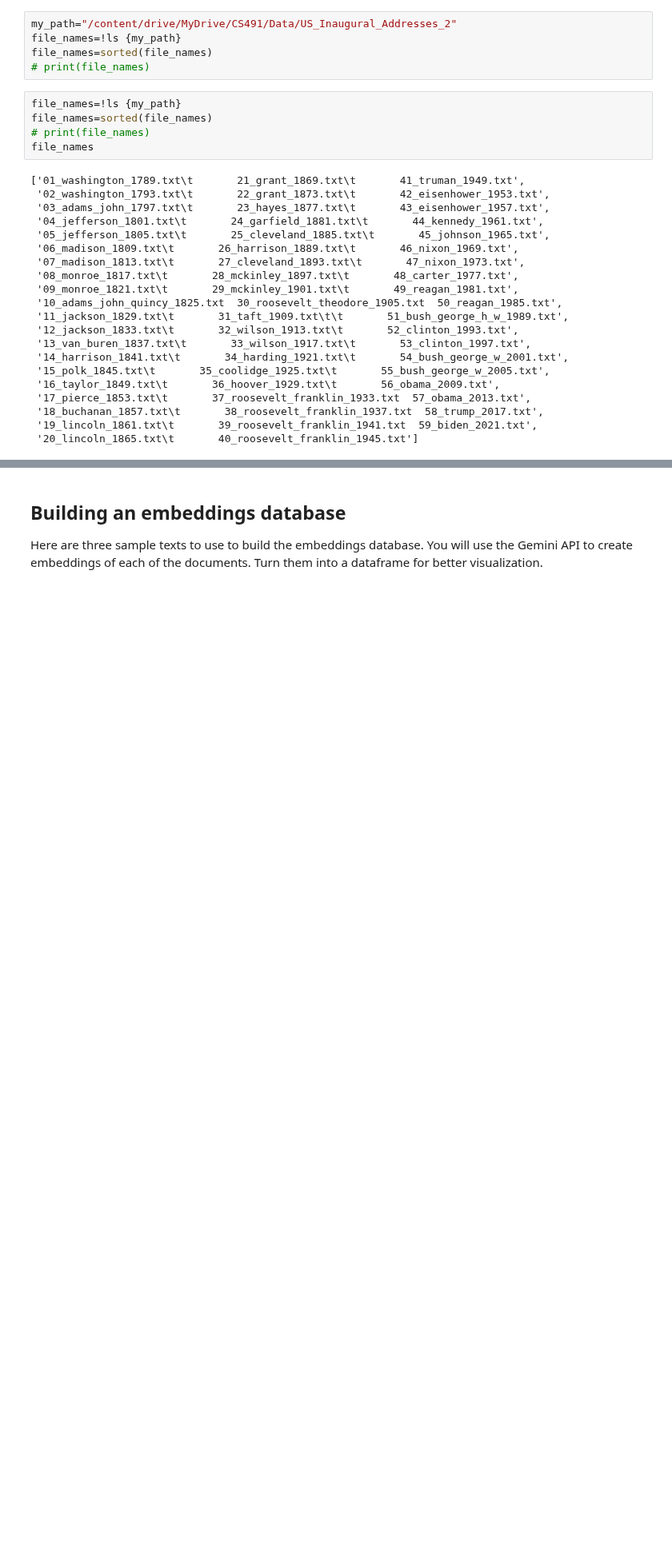
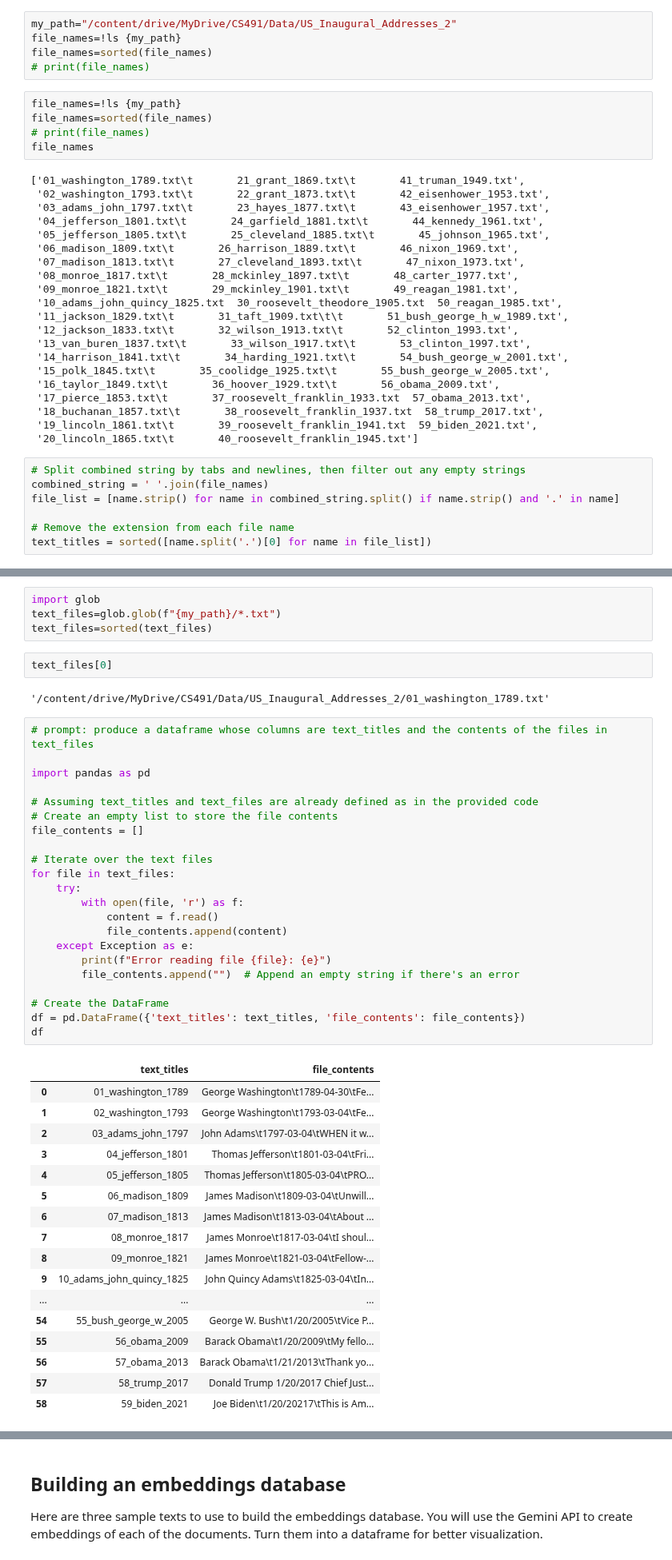
Before and after one commit to alex-smith-uwec/NLP_Spring2025, a Jupyter notebook: document_search.ipynb, the cells around one changed output, grey strips where cells are left out. Shown at 80% size. Cells and saved outputs as stored; diff of their text form; blank space fills up the shorter version.

```diff
--- a/document_search.ipynb
+++ b/document_search.ipynb
@@ -166,3 +166,10 @@ file_names
  '18_buchanan_1857.txt\t       38_roosevelt_franklin_1937.txt  58_trump_2017.txt',
  '19_lincoln_1861.txt\t       39_roosevelt_franklin_1941.txt  59_biden_2021.txt',
  '20_lincoln_1865.txt\t       40_roosevelt_franklin_1945.txt']
+# %%
+# Split combined string by tabs and newlines, then filter out any empty strings
+combined_string = ' '.join(file_names)
+file_list = [name.strip() for name in combined_string.split() if name.strip() and '.' in name]
+
+# Remove the extension from each file name
+text_titles = sorted([name.split('.')[0] for name in file_list])
@@ -168,0 +196,48 @@ file_names
+# %%
+import glob
+text_files=glob.glob(f"{my_path}/*.txt")
+text_files=sorted(text_files)
+# %%
+text_files[0]
+# %% [output]
+'/content/drive/MyDrive/CS491/Data/US_Inaugural_Addresses_2/01_washington_1789.txt'
+# %%
+# prompt: produce a dataframe whose columns are text_titles and the contents of the files in text_files
+
+import pandas as pd
+
+# Assuming text_titles and text_files are already defined as in the provided code
+# Create an empty list to store the file contents
+file_contents = []
+
+# Iterate over the text files
+for file in text_files:
+    try:
+        with open(file, 'r') as f:
+            content = f.read()
+            file_contents.append(content)
+    except Exception as e:
+        print(f"Error reading file {file}: {e}")
+        file_contents.append("")  # Append an empty string if there's an error
+
+# Create the DataFrame
+df = pd.DataFrame({'text_titles': text_titles, 'file_contents': file_contents})
+df
+# %% [output]
+|  | text_titles | file_contents |
+| 0 | 01_washington_1789 | George Washington\t1789-04-30\tFe... |
+| 1 | 02_washington_1793 | George Washington\t1793-03-04\tFe... |
+| 2 | 03_adams_john_1797 | John Adams\t1797-03-04\tWHEN it w... |
+| 3 | 04_jefferson_1801 | Thomas Jefferson\t1801-03-04\tFri... |
+| 4 | 05_jefferson_1805 | Thomas Jefferson\t1805-03-04\tPRO... |
+| 5 | 06_madison_1809 | James Madison\t1809-03-04\tUnwill... |
+| 6 | 07_madison_1813 | James Madison\t1813-03-04\tAbout ... |
+| 7 | 08_monroe_1817 | James Monroe\t1817-03-04\tI shoul... |
+| 8 | 09_monroe_1821 | James Monroe\t1821-03-04\tFellow-... |
+| 9 | 10_adams_john_quincy_1825 | John Quincy Adams\t1825-03-04\tIn... |
+| ... | ... | ... |
+| 54 | 55_bush_george_w_2005 | George W. Bush\t1/20/2005\tVice P... |
+| 55 | 56_obama_2009 | Barack Obama\t1/20/2009\tMy fello... |
+| 56 | 57_obama_2013 | Barack Obama\t1/21/2013\tThank yo... |
+| 57 | 58_trump_2017 | Donald Trump 1/20/2017 Chief Just... |
+| 58 | 59_biden_2021 | Joe Biden\t1/20/20217\tThis is Am... |
```
Also changed, not shown: parts of 4 cells of this notebook.
